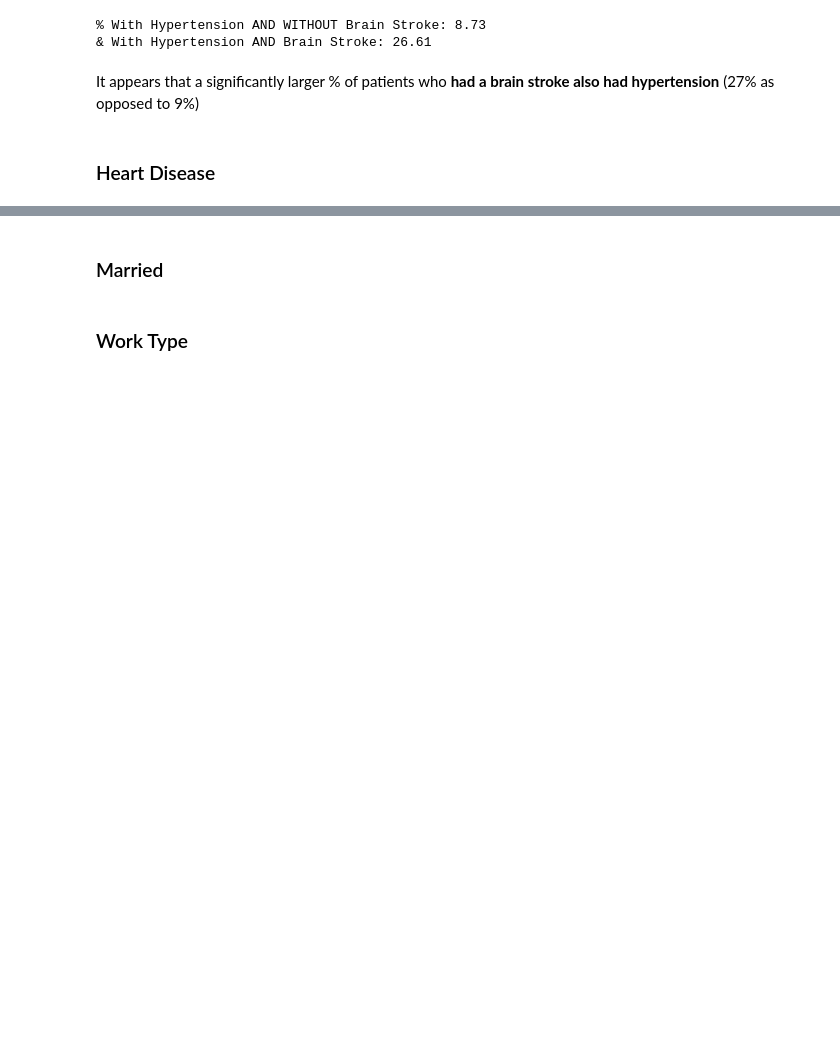
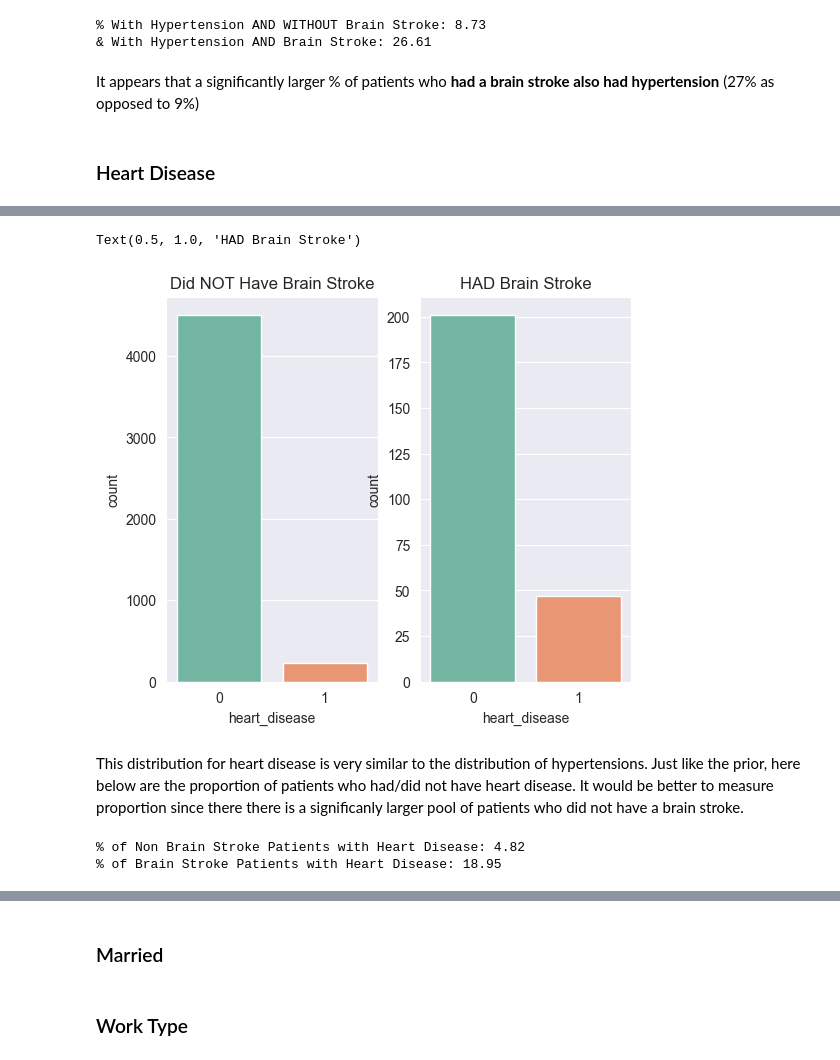
Before and after one commit to leena-kang/brain_stroke_EDA, a Jupyter notebook: Stroke EDA.ipynb, the cells around one changed output, grey strips where cells are left out. Cells and saved outputs as stored; diff of their text form; code cells hidden in the pictures; blank space fills up the shorter version.

Commit message:
stroke eda

```diff
--- a/Stroke EDA.ipynb
+++ b/Stroke EDA.ipynb
@@ -322,0 +332,24 @@ It appears that a significantly larger % of patients who **had a brain stroke al
+# %%
+plt.figure(figsize=(6,5))
+
+plt.subplot(1,2,1)
+sns.countplot(no_bs.heart_disease, palette = 'Set2')
+plt.title('Did NOT Have Brain Stroke')
+
+plt.subplot(1,2,2)
+sns.countplot(bs.heart_disease, palette = 'Set2')
+plt.title('HAD Brain Stroke')
+# %% [output]
+Text(0.5, 1.0, 'HAD Brain Stroke')
+[figure, added]
+# %% [markdown]
+This distribution for heart disease is very similar to the distribution of hypertensions. Just like the prior, here below are the proportion of patients who had/did not have heart disease. It would be better to measure proportion since there there is a significanly larger pool of patients who did not have a brain stroke.
+# %%
+no_bs_heart = (no_bs['heart_disease'].value_counts().loc[1]/no_bs.shape[0])*100
+bs_heart = (bs['heart_disease'].value_counts().loc[1]/bs.shape[0])*100
+
+print('% of Non Brain Stroke Patients with Heart Disease: ' + str(no_bs_heart.round(decimals=2)))
+print('% of Brain Stroke Patients with Heart Disease: ' + str(bs_heart.round(decimals=2)))
+# %% [output]
+% of Non Brain Stroke Patients with Heart Disease: 4.82
+% of Brain Stroke Patients with Heart Disease: 18.95
```
Also changed, not shown: parts of 5 cells of this notebook.
